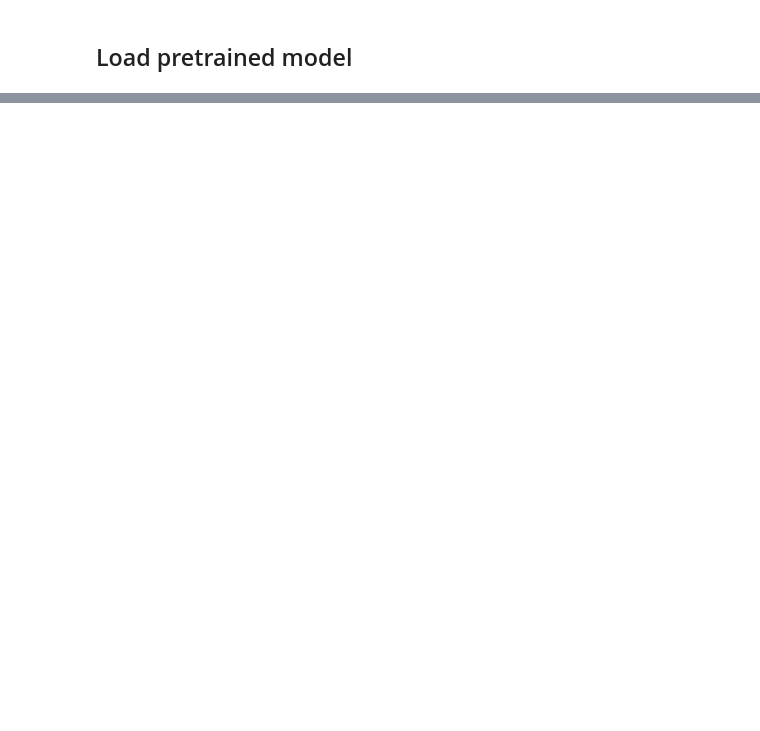
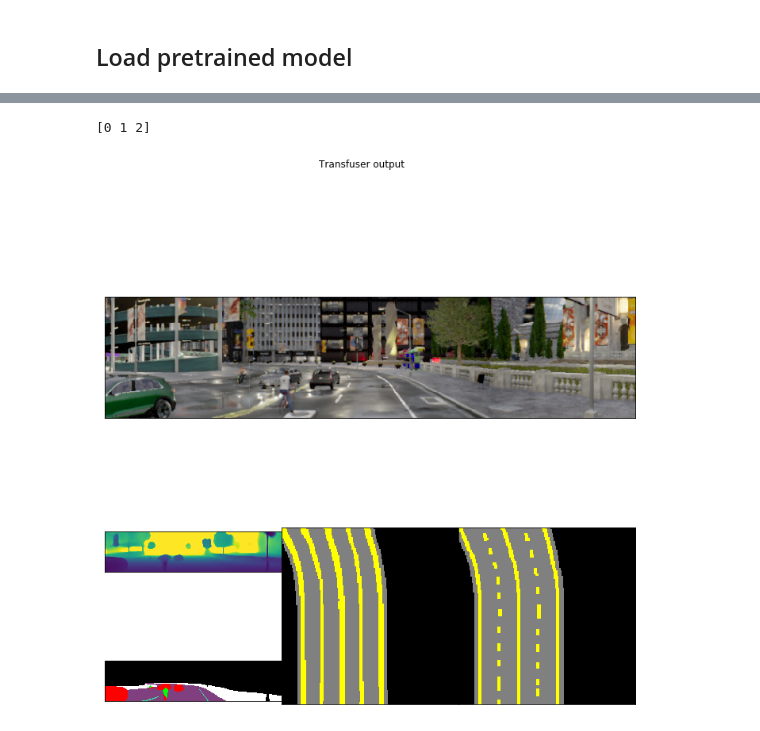
Before and after one commit to suryajayaraman/dl_blogs, a Jupyter notebook: End_to_End_Autonomous_Driving/notebooks/visualize-transfuser-output.ipynb, the cells around one changed output, grey strips where cells are left out. Cells and saved outputs as stored; diff of their text form; code cells hidden in the pictures; blank space fills up the shorter version.

Commit message:
updated visualization

```diff
--- a/End_to_End_Autonomous_Driving/notebooks/visualize-transfuser-output.ipynb
+++ b/End_to_End_Autonomous_Driving/notebooks/visualize-transfuser-output.ipynb
@@ -124,0 +88,53 @@ plt.imshow(test_data['rgb'][0].detach().cpu().numpy().transpose(1,2,0))
+# %%
+rgb_image = test_data['rgb'][i].permute(1, 2, 0).detach().cpu().numpy().astype(np.uint8)
+
+pred_depth = debug_outputs['pred_depth'][i]
+
+indices = np.argmax(debug_outputs['pred_semantic'], axis=1)
+pred_semantic = np.array(config.classes_list)[indices[i, ...], ...].astype('uint8')
+
+pred_bev = debug_outputs['pred_bev'][i].argmax(axis=0).astype(np.uint8)
+print(np.unique(pred_bev))
+
+lidar_bev = test_data['bev'][i]
+
+color_code = np.array([
+    [0, 0, 0],  # black
+    [128, 128, 128],
+    [255, 255, 0]
+])
+# %% [output]
+[0 1 2]
+# %%
+from matplotlib.gridspec import GridSpec
+
+fig = plt.figure(figsize=(12, 12))
+fig.suptitle("Transfuser output")
+fig.tight_layout()
+
+gs = fig.add_gridspec(3, 3,  height_ratios = [2,1,1], wspace=0, hspace=0)
+rgb_axes = fig.add_subplot(gs[0, :])
+depth_axes = fig.add_subplot(gs[1, 0])
+semantic_axes = fig.add_subplot(gs[2, 0])
+bev_axes = fig.add_subplot(gs[1:, 1])
+bbox_axes = fig.add_subplot(gs[1:, 2])
+
+rgb_axes.imshow(rgb_image)
+rgb_axes.set(xticks=[], yticks=[])
+
+
+depth_axes.imshow(pred_depth)
+depth_axes.set(xticks=[], yticks=[])
+
+semantic_axes.imshow(pred_semantic)
+semantic_axes.set(xticks=[], yticks=[])
+
+bev_axes.imshow(color_code[pred_bev])
+bev_axes.set(xticks=[], yticks=[])
+
+bbox_axes.imshow(color_code[lidar_bev])
+bbox_axes.set(xticks=[], yticks=[])
+
+gs.update(wspace=0.0, hspace=0.0)
+# %% [output]
+[figure, added]
```
Also changed, not shown: parts of 19 cells of this notebook, 3 other files.
